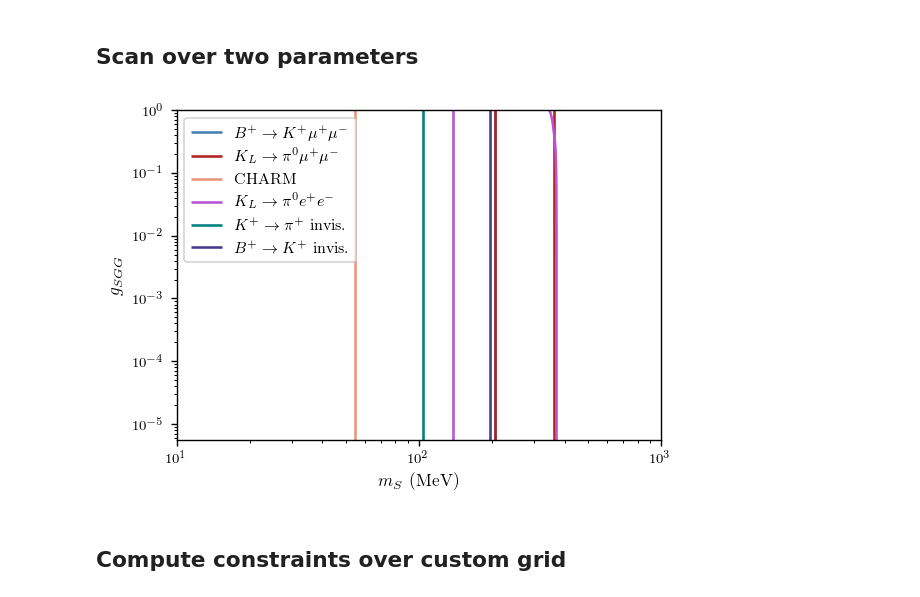
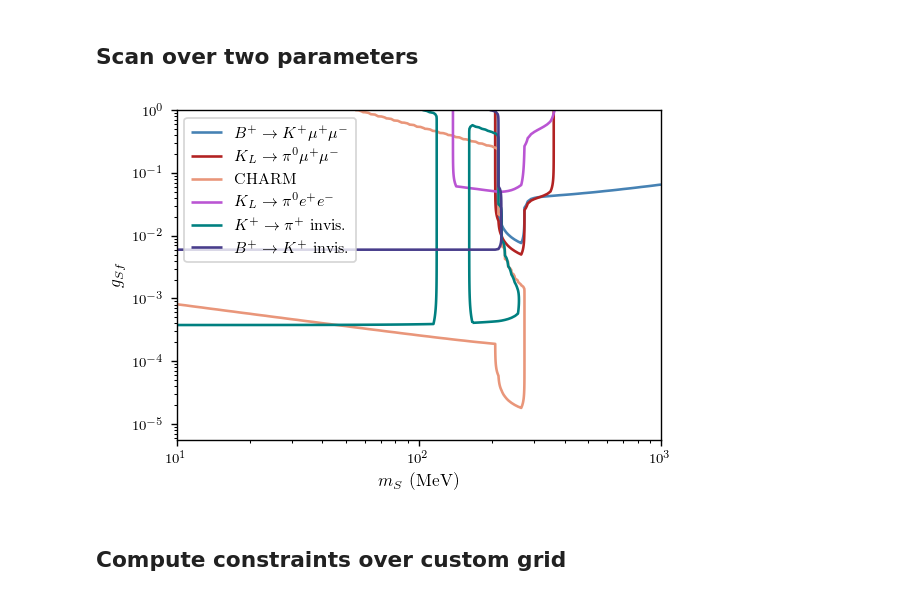
Before and after one commit to LoganAMorrison/Hazma, a Jupyter notebook: tutorials/constraints.ipynb, the cells around one changed output. Cells and saved outputs as stored; diff of their text form; code cells hidden in the pictures.

```diff
--- a/tutorials/constraints.ipynb
+++ b/tutorials/constraints.ipynb
@@ -57,25 +57,25 @@ sm = ScalarMediator(**sm_args)
 ## Scan over two parameters
 # %%
 mss = np.logspace(1, 3, 150)
-gsGGs = np.logspace(np.log10(5.5e-6), 0, 160)
+gsffs = np.logspace(np.log10(5.5e-6), 0, 160)
 
 # Compute constraints
-constr_imgs = sm.constrain("ms", mss, "gsGG", gsGGs)
+constr_imgs = sm.constrain("ms", mss, "gsff", gsffs)
 # %%
-mss_mg, gsGGs_mg = np.meshgrid(mss, gsGGs)
+mss_mg, gsffs_mg = np.meshgrid(mss, gsffs)
 
 for cn, img in constr_imgs.iteritems():
-    cont = plt.contour(mss_mg, gsGGs_mg, img, levels=[0], colors=get_colors(cn))
+    cont = plt.contour(mss_mg, gsffs_mg, img, levels=[0], colors=get_colors(cn))
     cont.collections[0].set_label(get_tex_label(cn))
 
 # plt.grid()
 plt.xlabel(r"$m_S$ (MeV)")
-plt.ylabel(r"$g_{SGG}$")
+plt.ylabel(r"$g_{Sf}$")
 plt.legend(loc="upper left")
 plt.xscale("log")
 plt.yscale("log")
 # %% [output]
-[figure, old version]
+[figure, new version]
 # %% [markdown]
 ## Compute constraints over custom grid
 # %%
```
Also changed, not shown: parts of 1 cell of this notebook, 4 other files.
